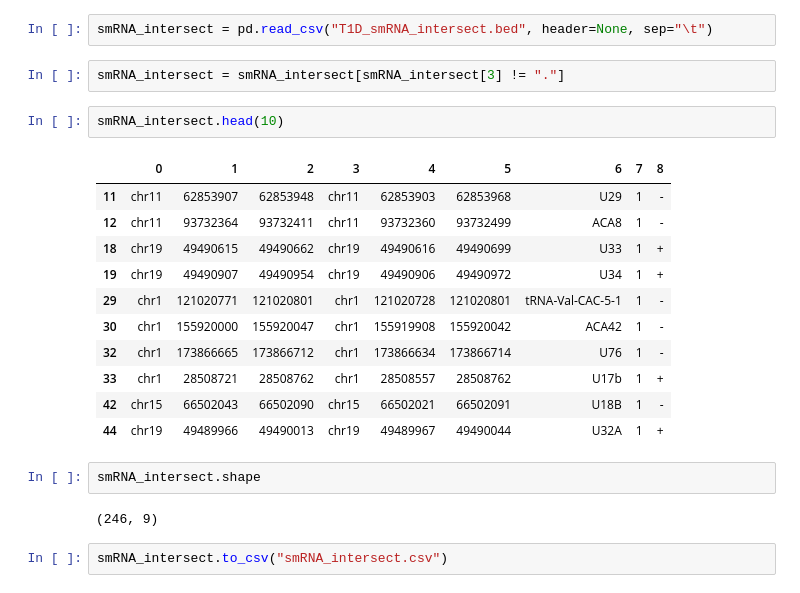
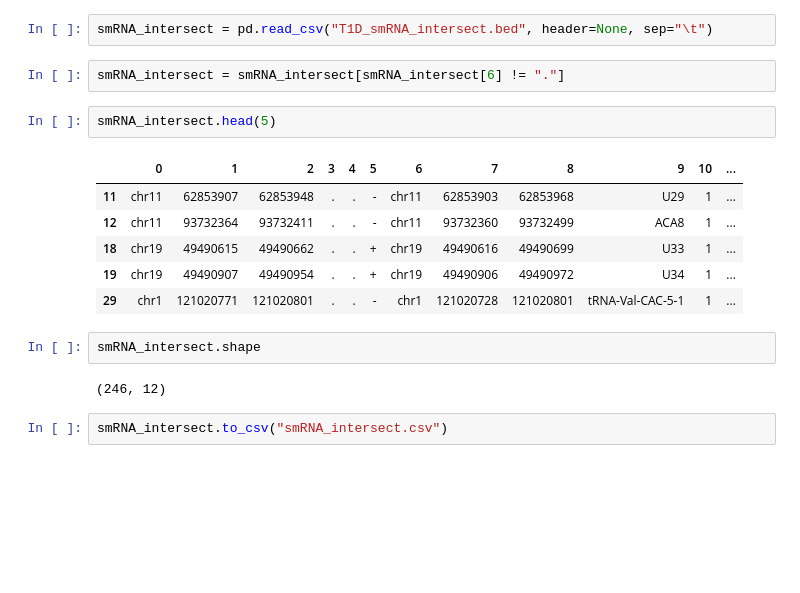
Before and after one commit to goodarzilab/Jeff, a Jupyter notebook: T1D_Dataset/T1D_Analysis_LowFilter.ipynb, the cells around one changed output. Drawn from its saved outputs; the diff is of its cells as text; blank space fills up the shorter version.

```diff
--- a/T1D_Dataset/T1D_Analysis_LowFilter.ipynb
+++ b/T1D_Dataset/T1D_Analysis_LowFilter.ipynb
@@ -298,25 +313,20 @@ bedtools intersect -a sig_rna.bed -b /avicenna/genomes/hg38/hg38_smRNAs.bed -loj
 # %%
 smRNA_intersect = pd.read_csv("T1D_smRNA_intersect.bed", header=None, sep="\t")
 # %%
-smRNA_intersect = smRNA_intersect[smRNA_intersect[3] != "."]
+smRNA_intersect = smRNA_intersect[smRNA_intersect[6] != "."]
 # %%
-smRNA_intersect.head(10)
+smRNA_intersect.head(5)
 # %% [output]
-|  | 0 | 1 | 2 | 3 | 4 | 5 | 6 | 7 | 8 |
-| 11 | chr11 | 62853907 | 62853948 | chr11 | 62853903 | 62853968 | U29 | 1 | - |
-| 12 | chr11 | 93732364 | 93732411 | chr11 | 93732360 | 93732499 | ACA8 | 1 | - |
-| 18 | chr19 | 49490615 | 49490662 | chr19 | 49490616 | 49490699 | U33 | 1 | + |
-| 19 | chr19 | 49490907 | 49490954 | chr19 | 49490906 | 49490972 | U34 | 1 | + |
-| 29 | chr1 | 121020771 | 121020801 | chr1 | 121020728 | 121020801 | tRNA-Val-CAC-5-1 | 1 | - |
-| 30 | chr1 | 155920000 | 155920047 | chr1 | 155919908 | 155920042 | ACA42 | 1 | - |
-| 32 | chr1 | 173866665 | 173866712 | chr1 | 173866634 | 173866714 | U76 | 1 | - |
-| 33 | chr1 | 28508721 | 28508762 | chr1 | 28508557 | 28508762 | U17b | 1 | + |
-| 42 | chr15 | 66502043 | 66502090 | chr15 | 66502021 | 66502091 | U18B | 1 | - |
-| 44 | chr19 | 49489966 | 49490013 | chr19 | 49489967 | 49490044 | U32A | 1 | + |
+|  | 0 | 1 | 2 | 3 | 4 | 5 | 6 | 7 | 8 | 9 | 10 | ... |
+| 11 | chr11 | 62853907 | 62853948 | . | . | - | chr11 | 62853903 | 62853968 | U29 | 1 | ... |
+| 12 | chr11 | 93732364 | 93732411 | . | . | - | chr11 | 93732360 | 93732499 | ACA8 | 1 | ... |
+| 18 | chr19 | 49490615 | 49490662 | . | . | + | chr19 | 49490616 | 49490699 | U33 | 1 | ... |
+| 19 | chr19 | 49490907 | 49490954 | . | . | + | chr19 | 49490906 | 49490972 | U34 | 1 | ... |
+| 29 | chr1 | 121020771 | 121020801 | . | . | - | chr1 | 121020728 | 121020801 | tRNA-Val-CAC-5-1 | 1 | ... |
 # %%
 smRNA_intersect.shape
 # %% [output]
-(246, 9)
+(246, 12)
 # %%
 smRNA_intersect.to_csv("smRNA_intersect.csv")
 # %%
```
Also changed, not shown: parts of 7 cells of this notebook, 3 other files.
